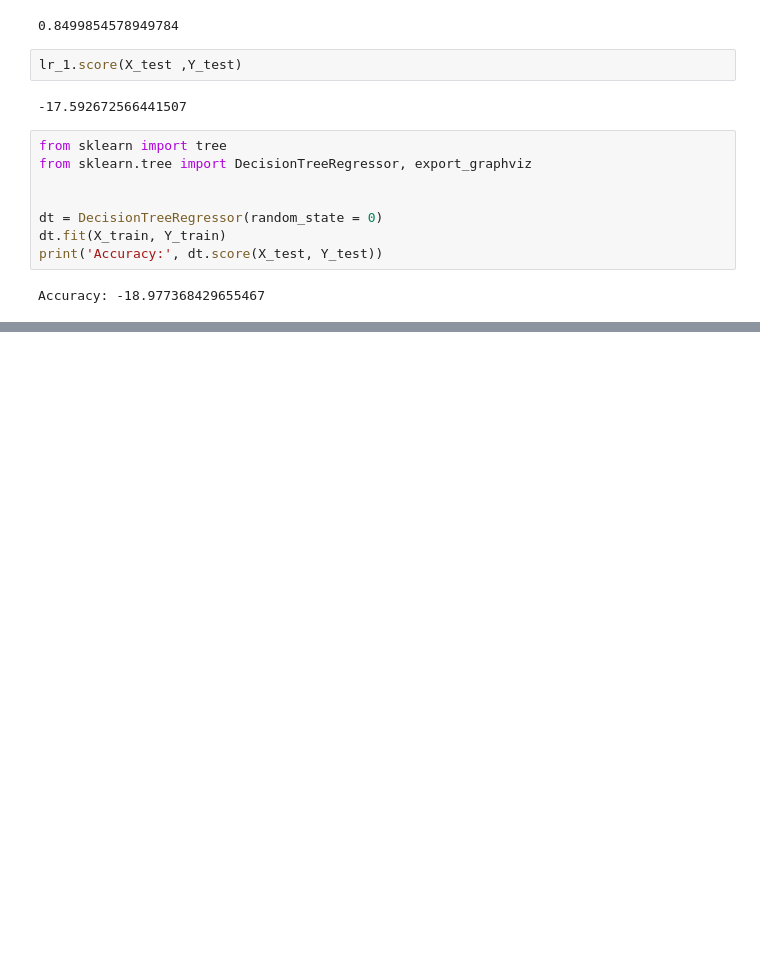
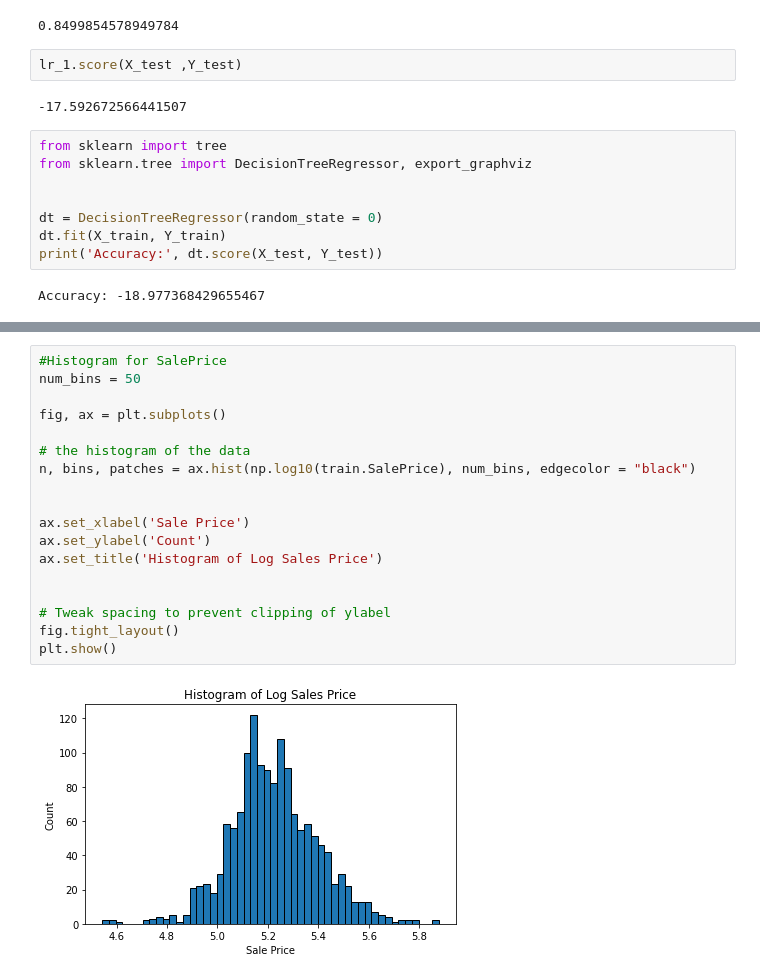
Before and after one commit to trevor-johnson1/w207_finalproject, a Jupyter notebook: EDA/EDA_Deva.ipynb, the cells around one changed output, grey strips where cells are left out. Drawn from its saved outputs; the diff is of its cells as text; blank space fills up the shorter version.

```diff
--- a/EDA/EDA_Deva.ipynb
+++ b/EDA/EDA_Deva.ipynb
@@ -333,0 +362,20 @@ train5.LotArea
+# %%
+#Histogram for SalePrice
+num_bins = 50
+
+fig, ax = plt.subplots()
+
+# the histogram of the data
+n, bins, patches = ax.hist(np.log10(train.SalePrice), num_bins, edgecolor = "black")
+
+
+ax.set_xlabel('Sale Price')
+ax.set_ylabel('Count')
+ax.set_title('Histogram of Log Sales Price')
+
+
+# Tweak spacing to prevent clipping of ylabel
+fig.tight_layout()
+plt.show()
+# %% [output]
+[figure, added]
```
Also changed, not shown: parts of 20 cells of this notebook.
